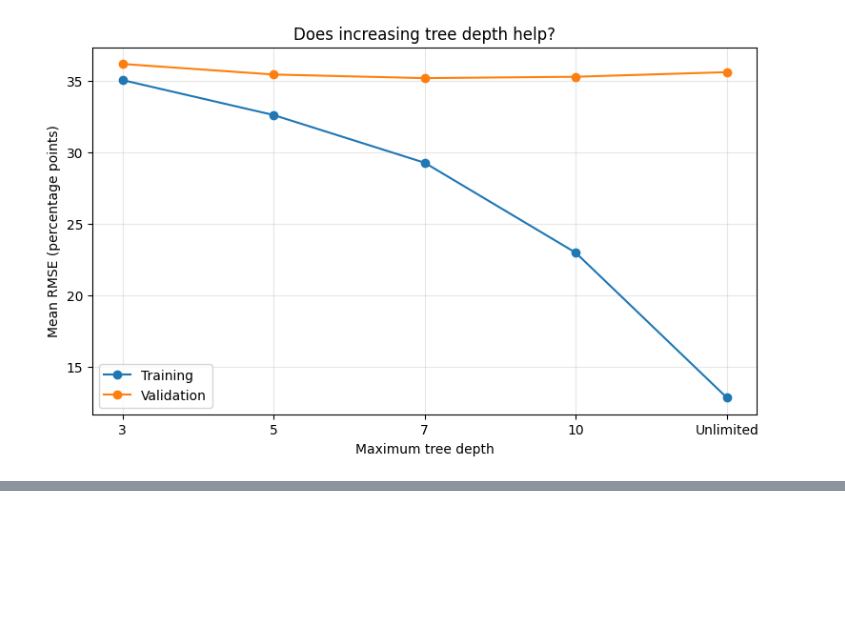
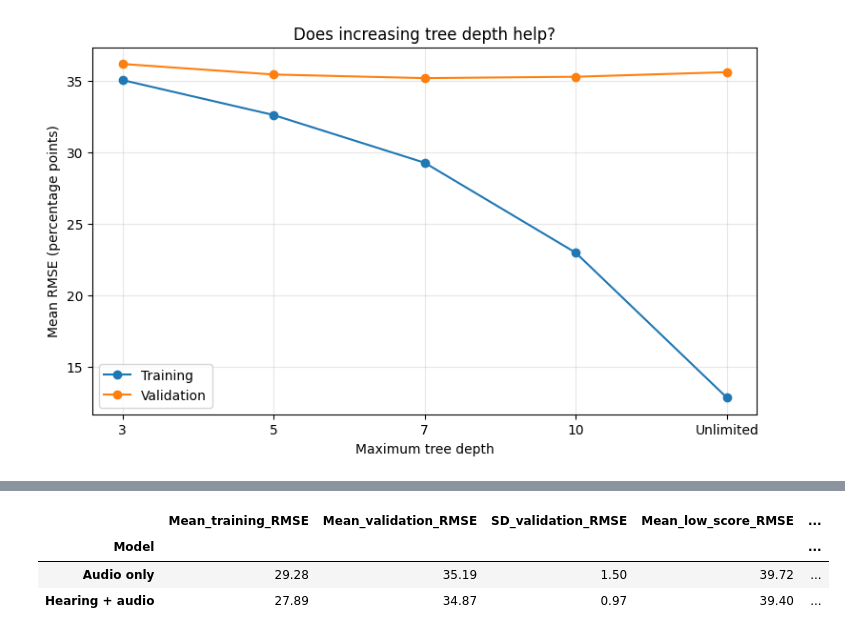
Before and after one commit to roberaBelachew/clarity_cpc2, a Jupyter notebook: clarity_cpc2.ipynb, the cells around one changed output, grey strips where cells are left out. Cells and saved outputs as stored; diff of their text form; code cells hidden in the pictures; blank space fills up the shorter version.

```diff
--- a/clarity_cpc2.ipynb
+++ b/clarity_cpc2.ipynb
@@ -1418,0 +1504,19 @@ plt.show()
+# %%
+depth7_summary = (
+    depth7_results
+    .groupby("Model")
+    .agg(
+        Mean_training_RMSE=("Training RMSE", "mean"),
+        Mean_validation_RMSE=("Validation RMSE", "mean"),
+        SD_validation_RMSE=("Validation RMSE", "std"),
+        Mean_low_score_RMSE=("Low-score RMSE", "mean"),
+        Mean_high_score_RMSE=("High-score RMSE", "mean"),
+    )
+)
+
+display(depth7_summary.round(2))
+# %% [output]
+|  | Mean_training_RMSE | Mean_validation_RMSE | SD_validation_RMSE | Mean_low_score_RMSE | ... |
+| Model |  |  |  |  | ... |
+| Audio only | 29.28 | 35.19 | 1.50 | 39.72 | ... |
+| Hearing + audio | 27.89 | 34.87 | 0.97 | 39.40 | ... |
```
Also changed, not shown: parts of 8 cells of this notebook.
